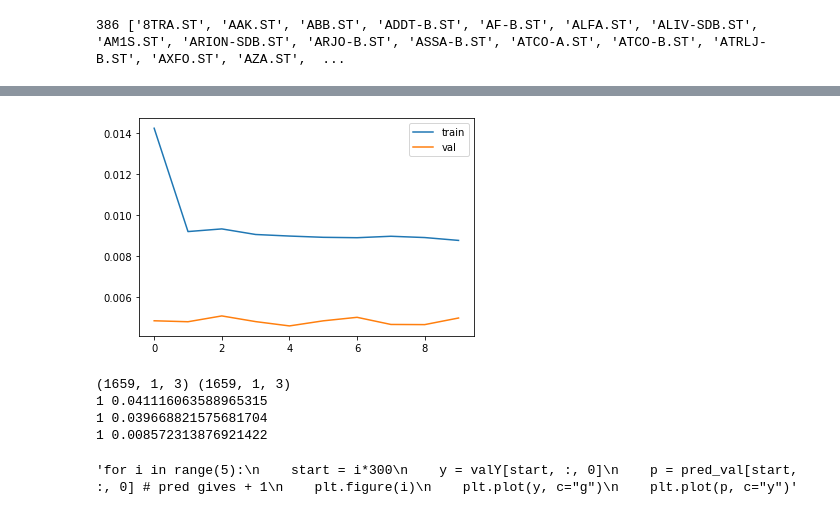
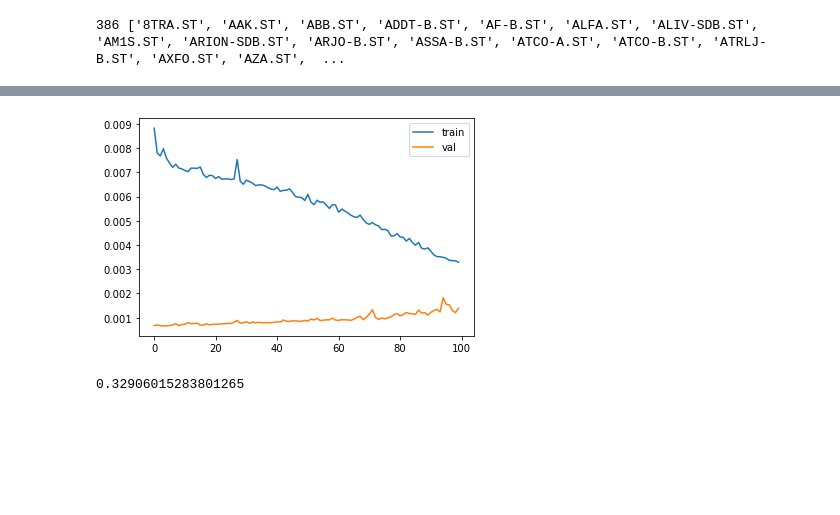
Before and after one commit to tekniktomten/LSTM-for-predicting-returns, a Jupyter notebook: LSTM.ipynb, the cells around one changed output, grey strips where cells are left out. Drawn from its saved outputs; the diff is of its cells as text; code cells hidden in the pictures; blank space fills up the shorter version.

```diff
--- a/LSTM.ipynb
+++ b/LSTM.ipynb
@@ -96,7 +81,4 @@ OMX
 # %%
 scaler = MinMaxScaler((-1, 1))
-data = np.concatenate((N.to_numpy(), OMX.to_numpy()), axis=1)
-data = data[:, :-number_of_stocks] # removes volume
-data = data[~np.isnan(data).any(axis=1)]
-data = scaler.fit_transform(data)
-data, data.shape
+#data = scaler.fit_transform(data)
+#data, data.shape
@@ -121,11 +88,12 @@ Y = []
 input_period = 21
 output_period = 1
 for i in range(input_period, data.shape[0]-output_period+1):
-    X.append(data[(i-input_period):i, number_of_stocks:])
-    Y.append(data[i:(i+output_period), :number_of_stocks])
+    X.append(data[(i-input_period):i, ])
+    Y.append(np.nanmean(data[i:(i+output_period),:], axis=1).reshape([output_period, 1])) # we predict mean return next period
 
 X = np.array(X)
 Y = np.array(Y)
 print(X.shape)
 print(Y.shape)
+print(Y[:3])
 # %% [output]
@@ -133,0 +107,8 @@ print(Y.shape)
+# %%
+# replace nan with mean of row
+X = X.T
+col_mean = np.nanmean(X, axis=0)
+inds = np.where(np.isnan(X))
+X[inds] = np.take(col_mean, inds[1])
+X = X.T
+X
@@ -134,4 +133,4 @@ print(Y.shape)
 # %%
-split = 3000
+split = 1500
 trainX, trainY = X[:split, :], Y[:split, :]
 valX, valY = X[split+output_period:, :], Y[split+output_period:, :] # + output_period so that they dont overlap
@@ -153,16 +143,18 @@ print(valX.shape, valY.shape)
 # %%
 time_steps = trainX.shape[1]
 features = trainX.shape[2]
+pred_steps = output_period
+pred_feat = 1
 
 lstm_model = Sequential()
 
-lstm_model.add(LSTM(100, return_sequences=False, input_shape=(time_steps, features)))
-lstm_model.add(Dense(output_period*number_of_stocks))
-lstm_model.add(Reshape([output_period, number_of_stocks]))
+lstm_model.add(LSTM(50, return_sequences=False, input_shape=(time_steps, features)))
+lstm_model.add(Dense(pred_steps*pred_feat))
+lstm_model.add(Reshape([pred_steps, pred_feat]))
 
-lstm_model.compile(loss="mse", optimizer="adam", metrics=["mae"]) # mae vs mse?
+lstm_model.compile(loss="mse", optimizer="adam", metrics=["mse"]) # mae vs mse?
 
-history = lstm_model.fit(trainX, trainY, epochs=10, validation_data=(valX, valY))
+history = lstm_model.fit(trainX, trainY, epochs=100, validation_data=(valX, valY))
 
 plt.plot(history.history['loss'], label='train')
 plt.plot(history.history['val_loss'], label='val')
@@ -192,24 +181,7 @@ Epoch 10/10
-[figure, old version]
+[figure, new version]
-# %%
-pred_val = lstm_model.predict(valX)
-print(pred_val.shape, valY.shape)
-for i in range(output_period):
-    print(i+1, np.corrcoef(pred_val[:, i, 0], valY[:, i, 0])[0][1])
-    print(i+1, np.corrcoef(pred_val[:, i, 1], valY[:, i, 1])[0][1])
-    print(i+1, np.corrcoef(pred_val[:, i, 2], valY[:, i, 2])[0][1])
-# %% [output]
-(1659, 1, 3) (1659, 1, 3)
-1 0.041116063588965315
-1 0.039668821575681704
-1 0.008572313876921422
-# %%
-'''for i in range(5):
-    start = i*300
-    y = valY[start, :, 0]
-    p = pred_val[start, :, 0] # pred gives + 1
-    plt.figure(i)
-    plt.plot(y, c="g")
-    plt.plot(p, c="y")'''
-# %% [output]
-'for i in range(5):\n    start = i*300\n    y = valY[start, :, 0]\n    p = pred_val[start, :, 0] # pred gives + 1\n    plt.figure(i)\n    plt.plot(y, c="g")\n    plt.plot(p, c="y")'
+# %%
+pred_val = lstm_model.predict(valX)
+np.corrcoef(pred_val[:, 0, stock], valY[:, 0, stock])[0][1]
+# %% [output]
+0.32906015283801265
 # %%
```
Also changed, not shown: parts of 24 cells of this notebook.
